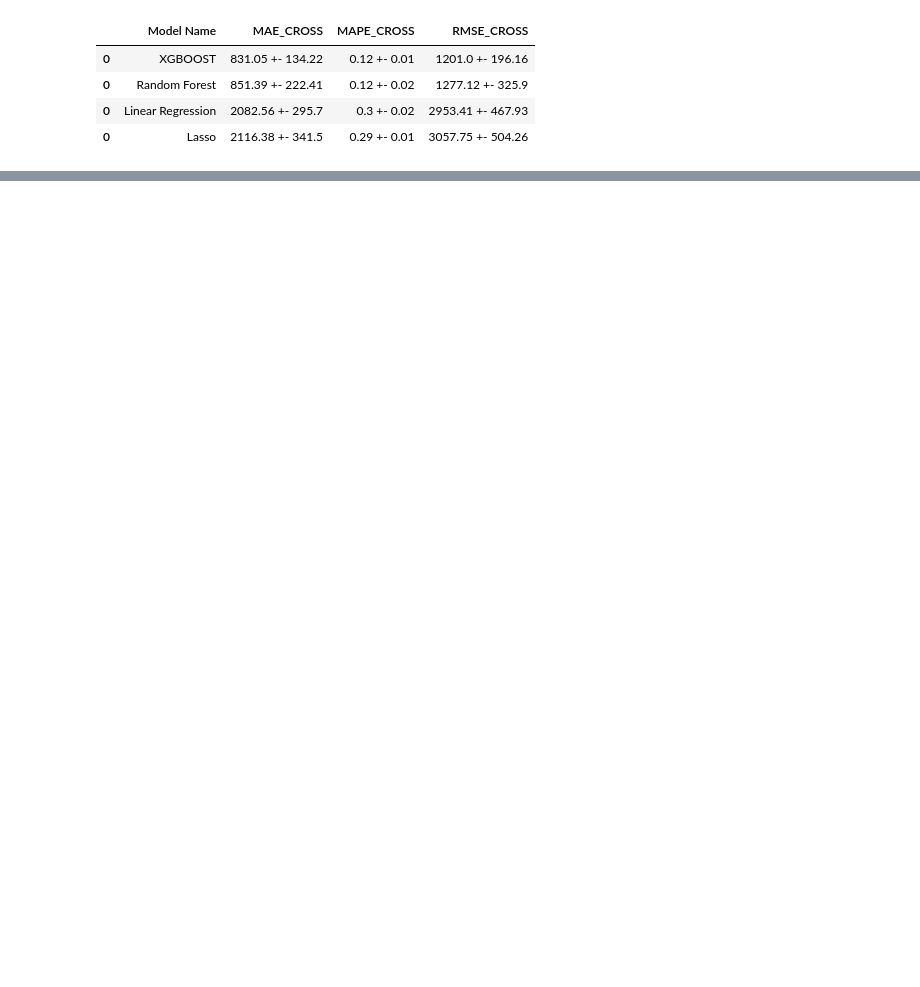
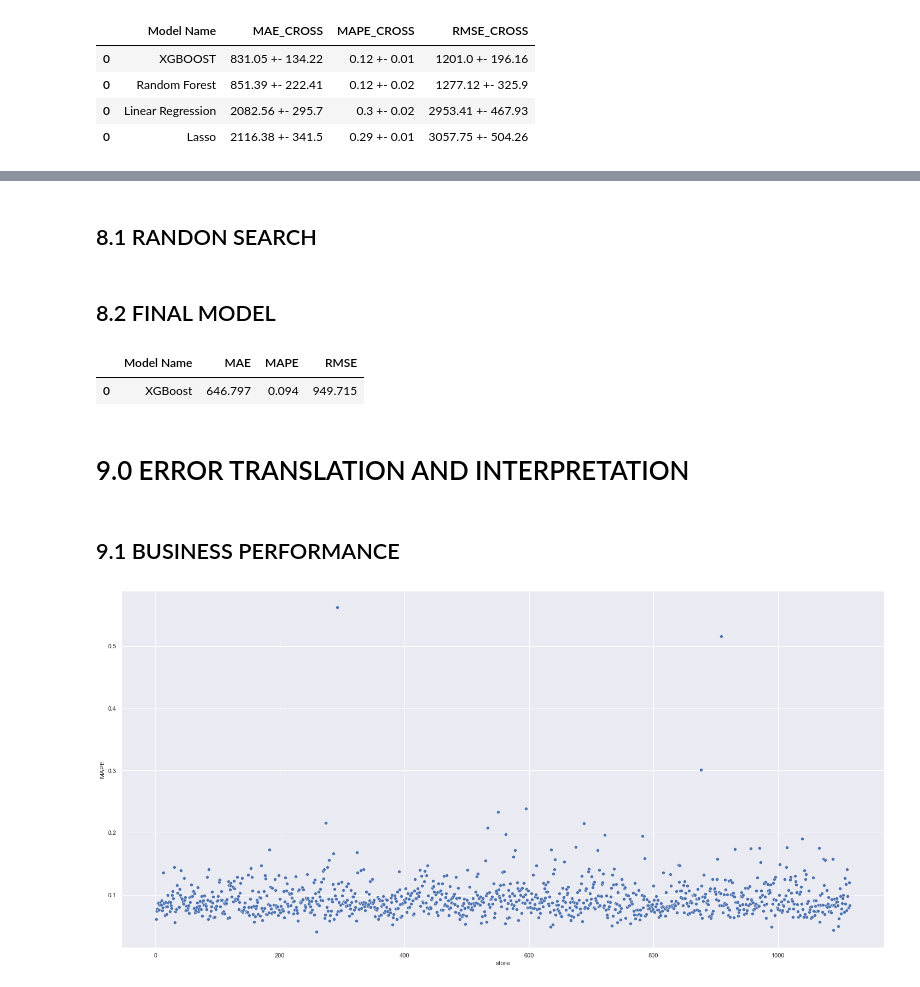
Before and after one commit to 70HNM4C13L/rossmann_store_sales, a Jupyter notebook: m04_01_store-sales_predction.ipynb, the cells around one changed output, grey strips where cells are left out. Drawn from its saved outputs; the diff is of its cells as text; code cells hidden in the pictures; blank space fills up the shorter version.

Commit message:
ML PERFORMANCE

```diff
--- a/m04_01_store-sales_predction.ipynb
+++ b/m04_01_store-sales_predction.ipynb
@@ -1047,0 +1090,2 @@ compare_result_cross
+# %% [markdown]
+## 8.1 RANDON SEARCH
@@ -1047,0 +1124,2 @@ compare_result_cross
+# %% [markdown]
+## 8.2 FINAL MODEL
@@ -1047,0 +1135,20 @@ compare_result_cross
+# %%
+# model
+model_xgb_tuned = xgb.XGBRegressor(
+    objective='reg:squarederror',
+    n_estimators=param_tuned['n_estimators'],
+    eta=param_tuned['eta'],
+    max_depth=param_tuned['max_depth'],
+    subsample=param_tuned['subsample'],
+    colsample_bytree=param_tuned['colsample_bytree'],
+    min_child_weight=param_tuned['min_child_weight'],
+    tree_method='gpu_hist').fit(x_train, y_train)
+
+#prediction
+yhat_xgb_tuned = model_xgb.predict(x_test)
+
+#performance
+ml_error('XGBoost',np.expm1(y_test), np.expm1(yhat_xgb_tuned))
+# %% [output]
+|  | Model Name | MAE | MAPE | RMSE |
+| 0 | XGBoost | 646.797 | 0.094 | 949.715 |
@@ -1047,0 +1157,33 @@ compare_result_cross
+# %% [markdown]
+# 9.0 ERROR TRANSLATION AND INTERPRETATION
+# %%
+df9 = X_test [cols_selected_boruta_full]
+
+#predictions
+df9['sales'] = np.expm1(df9['sales'])
+df9['predctions'] = np.expm1(yhat_xgb_tuned)
+# %% [markdown]
+## 9.1 BUSINESS PERFORMANCE
+# %%
+#sum of predctions
+df91 = df9[['store','predctions']].groupby('store').sum().reset_index()
+
+#MAE and MAPE
+df9_aux1 = df9[['store','sales','predctions']].groupby('store').apply( lambda x : mean_absolute_error (x['sales'], x['predctions'])).reset_index().rename(columns = {0:'MAE'})
+df9_aux2 = df9[['store','sales','predctions']].groupby('store').apply( lambda x : mean_absolute_percentage_error (x['sales'], x['predctions'])).reset_index().rename(columns = {0:'MAPE'})
+
+#merge
+df9_aux3 = pd.merge(df9_aux1,df9_aux2, how='inner', on = 'store')
+df92 = pd.merge(df91, df9_aux3, how='inner', on = 'store')
+
+#scenarios
+
+df92['worst_scenario'] = df92['predctions'] - df92['MAE']
+df92['best_scenario'] = df92['predctions'] + df92['MAE']
+
+#order collumns
+df92 = df92[['store', 'predctions', 'worst_scenario', 'best_scenario', 'MAE', 'MAPE']]
+
+sns.scatterplot( x = 'store', y = 'MAPE', data =df92);
+# %% [output]
+[figure, added]
```
Also changed, not shown: parts of 39 cells of this notebook, 1 other file.
